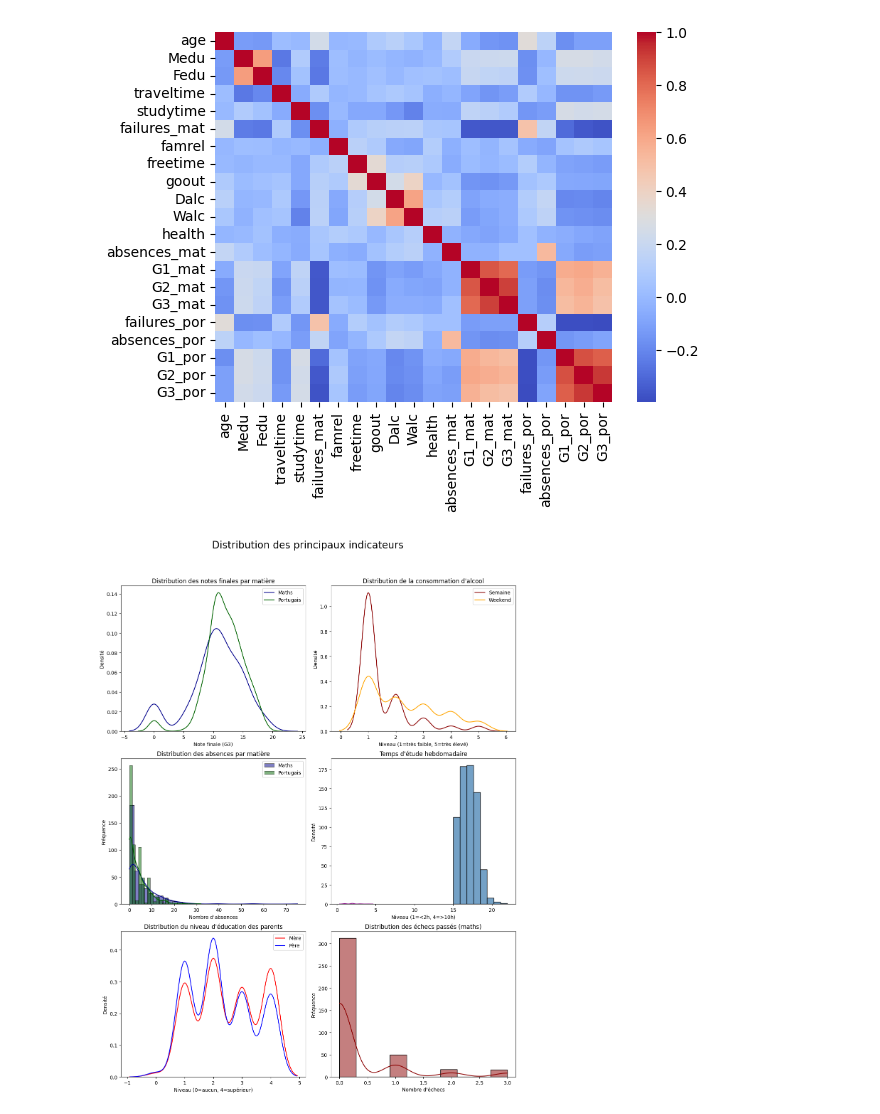
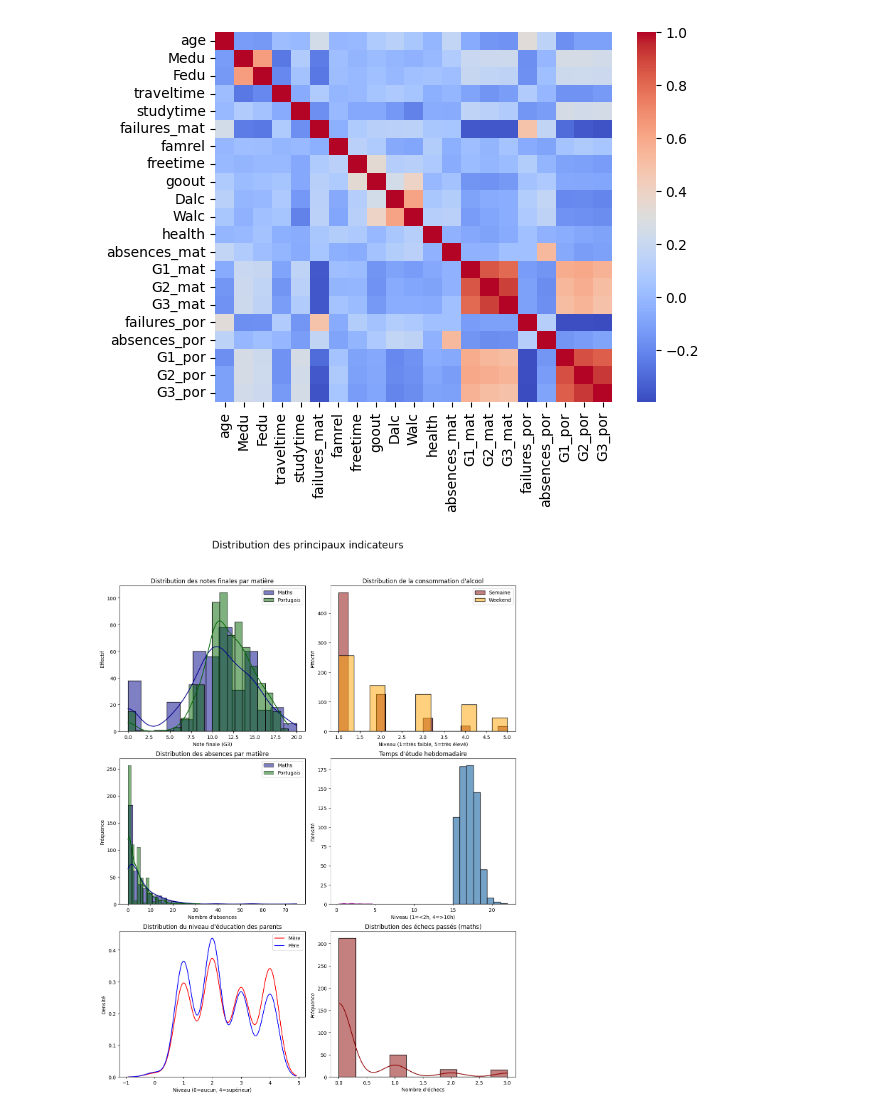
Before and after one commit to Menak49/alcohol-consumption-data-analysis, a Jupyter notebook: source/Viz.ipynb, the cells around one changed output. Cells and saved outputs as stored; diff of their text form; code cells hidden in the pictures.

Commit message:
update en histo

```diff
--- a/source/Viz.ipynb
+++ b/source/Viz.ipynb
@@ -16,19 +16,19 @@ fig, axes = plt.subplots(3, 2, figsize=(12, 16))
 fig.suptitle('Distribution des principaux indicateurs', fontsize=20)
 
 # Notes finales math vs portugais
-sns.kdeplot(merged['G3_mat'].dropna(), ax=axes[0, 0], color='darkblue', label='Maths')
-sns.kdeplot(merged['G3_por'].dropna(), ax=axes[0, 0], color='darkgreen', label='Portugais')
+sns.histplot(merged['G3_mat'].dropna(), ax=axes[0, 0], color='darkblue', label='Maths', kde=True, stat='count', alpha=0.5)
+sns.histplot(merged['G3_por'].dropna(), ax=axes[0, 0], color='darkgreen', label='Portugais', kde=True, stat='count', alpha=0.5)
 axes[0, 0].set_title('Distribution des notes finales par matière')
 axes[0, 0].set_xlabel('Note finale (G3)')
-axes[0, 0].set_ylabel('Densité')
+axes[0, 0].set_ylabel('Effectif')
 axes[0, 0].legend()
 
-# Consommation d'alcool (semaine vs weekend)
-sns.kdeplot(merged['Dalc'], ax=axes[0, 1], color='darkred', label='Semaine')
-sns.kdeplot(merged['Walc'], ax=axes[0, 1], color='orange', label='Weekend')
+# Consommation d'alcool
+sns.histplot(merged['Dalc'], ax=axes[0, 1], color='darkred', label='Semaine', stat='count', alpha=0.5)
+sns.histplot(merged['Walc'], ax=axes[0, 1], color='orange', label='Weekend', stat='count', alpha=0.5)
 axes[0, 1].set_title("Distribution de la consommation d'alcool")
 axes[0, 1].set_xlabel('Niveau (1=très faible, 5=très élevé)')
-axes[0, 1].set_ylabel('Densité')
+axes[0, 1].set_ylabel('Effectif')
 axes[0, 1].legend()
 
 
@@ -42,34 +42,34 @@ sns.histplot(merged['absences_mat'].dropna(), kde=True, ax=axes[1, 0], color='da
 sns.histplot(merged['absences_por'].dropna(), kde=True, ax=axes[1, 0], color='darkgreen', label='Portugais')
 axes[1, 0].set_title('Distribution des absences par matière')
 axes[1, 0].set_xlabel('Nombre d\'absences')
 axes[1, 0].set_ylabel('Fréquence')
 axes[1, 0].legend()
 
 # Temps d'étude hebdomadaire
 sns.kdeplot(merged['studytime'].dropna(), ax=axes[1, 1], color='purple')
 axes[1, 1].set_title("Temps d'étude hebdomadaire")
 axes[1, 1].set_xlabel('Niveau (1=<2h, 4=>10h)')
 axes[1, 1].set_ylabel('Densité')
 
 # Éducation des parents
 sns.kdeplot(merged['Medu'], ax=axes[2, 0], color='red', label='Mère')
 sns.kdeplot(merged['Fedu'], ax=axes[2, 0], color='blue', label='Père')
 axes[2, 0].set_title('Distribution du niveau d\'éducation des parents')
 axes[2, 0].set_xlabel('Niveau (0=aucun, 4=supérieur)')
 axes[2, 0].set_ylabel('Densité')
 axes[2, 0].legend()
 
 # Échecs passés
 sns.histplot(merged['failures_mat'].dropna(), kde=True, ax=axes[2, 1], color='darkred')
 axes[2, 1].set_title('Distribution des échecs passés (maths)')
 axes[2, 1].set_xlabel('Nombre d\'échecs')
 axes[2, 1].set_ylabel('Fréquence')
 
 plt.tight_layout()
 plt.subplots_adjust(top=0.9)
 plt.show()
 # %% [output]
-[figure, old version]
+[figure, new version]
 # %%
 print(merged['failures_mat'])
 print(merged['failures_mat'].dtype)
```
